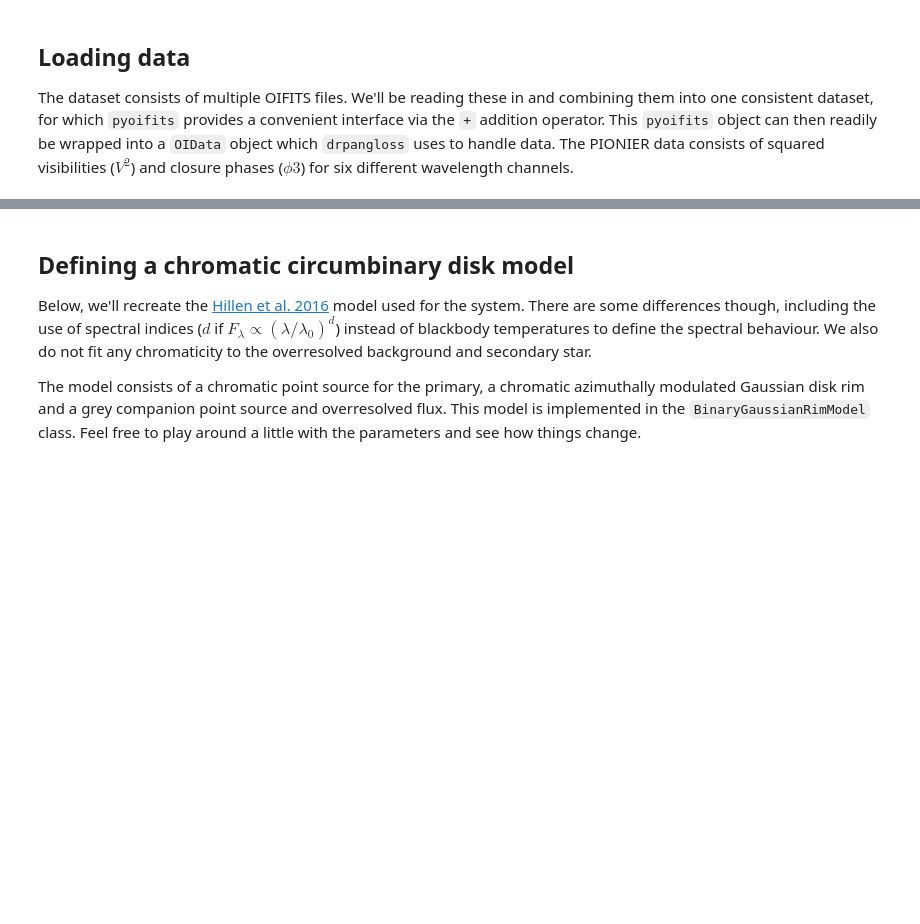
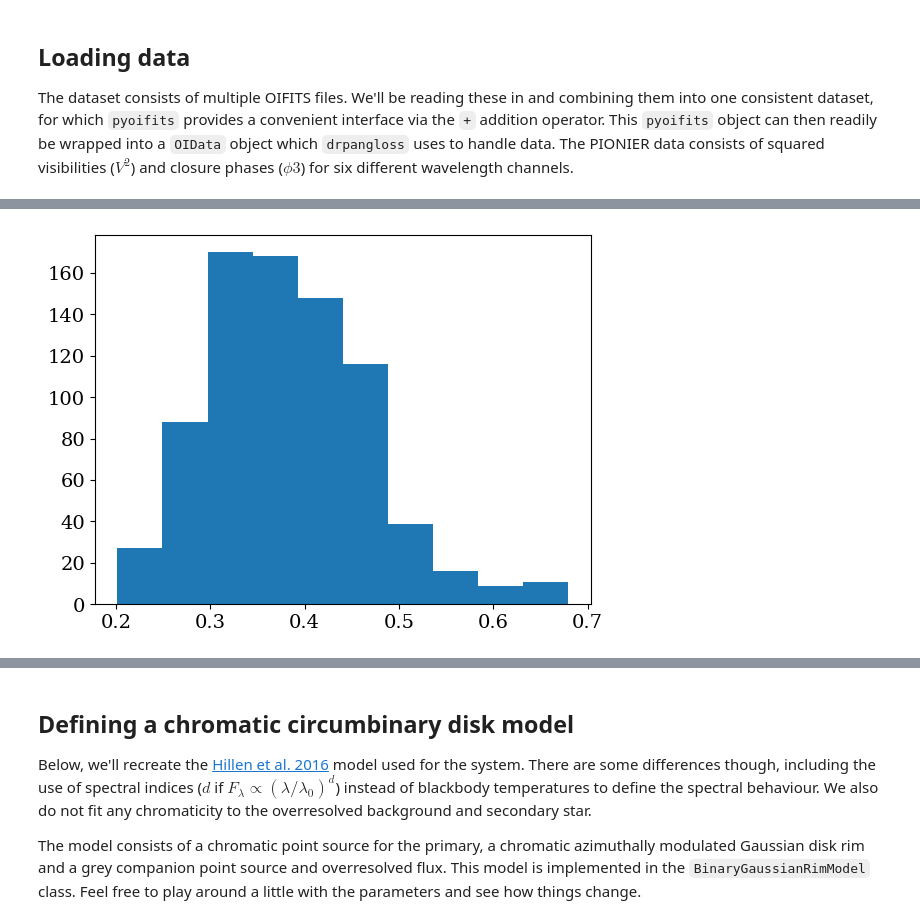
Before and after one commit to DePrinsT/drpangloss, a Jupyter notebook: notebooks/circumbinary_rim.ipynb, the cells around one changed output, grey strips where cells are left out. Drawn from its saved outputs; the diff is of its cells as text; code cells hidden in the pictures; blank space fills up the shorter version.

```diff
--- a/notebooks/circumbinary_rim.ipynb
+++ b/notebooks/circumbinary_rim.ipynb
@@ -54 +106,7 @@ triangle for the $\phi3$ data), and color-coding everything by wavelength $\lamb
+# %%
+fig, ax = plt.subplots(1, 1)
+ax.hist(oidata.vis)
+plt.show()
+# %% [output]
+[figure, added]
 # %%
```
Also changed, not shown: parts of 48 cells of this notebook, 2 other files.
